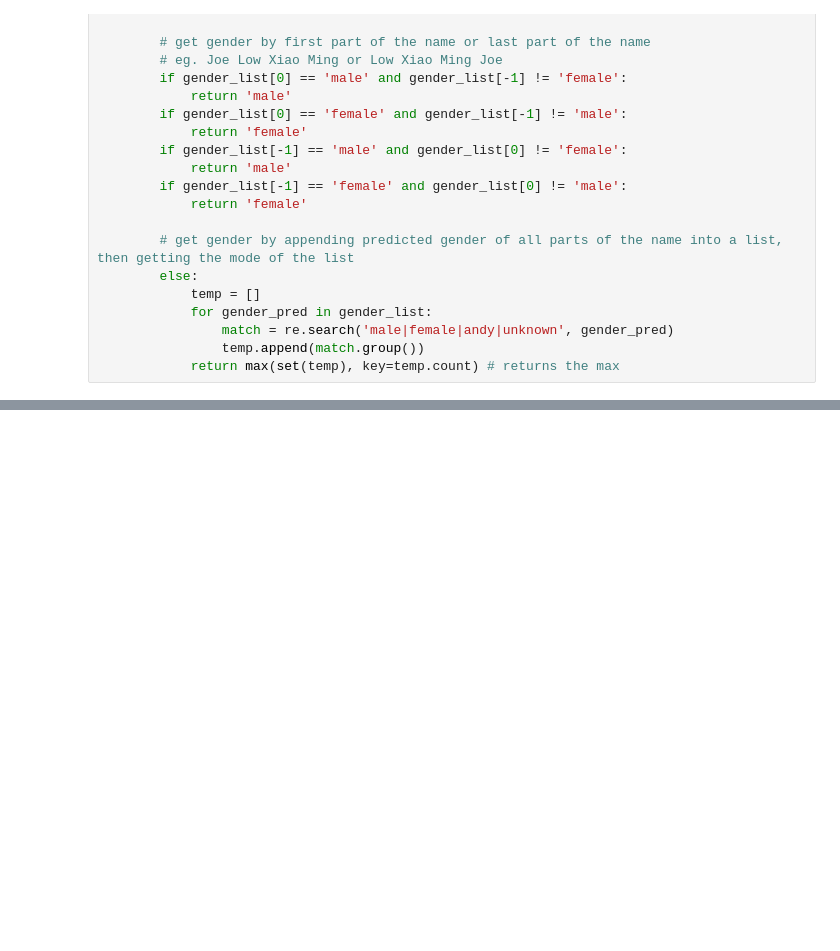
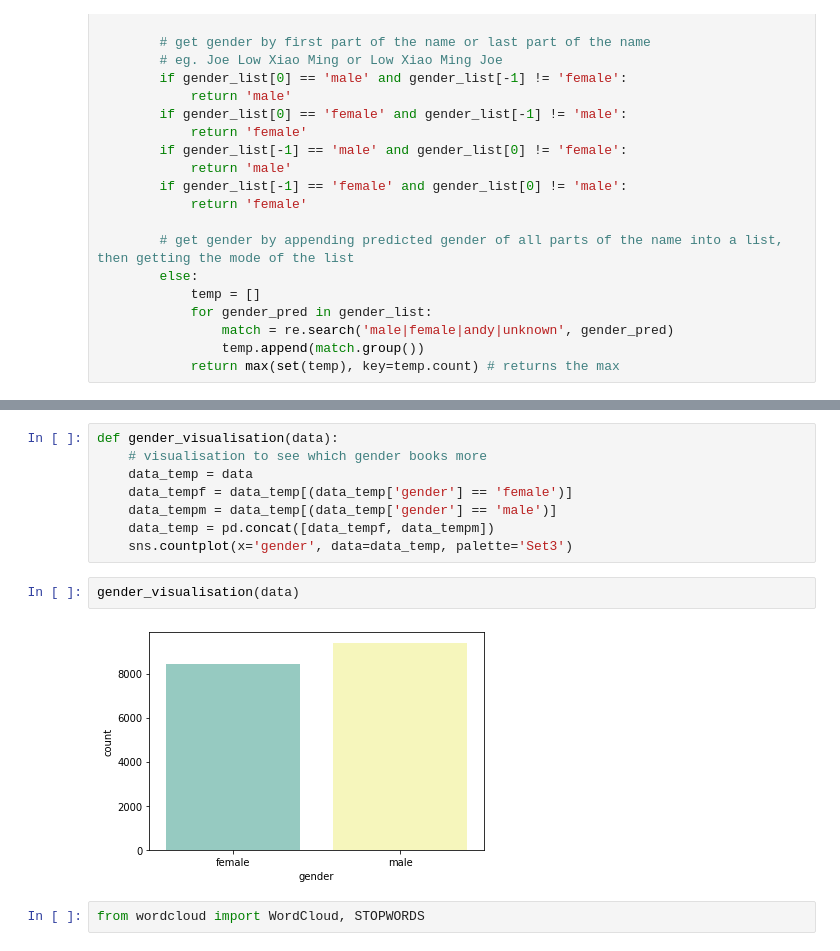
Before and after one commit to y4nrui/SMU-BIA-DAP-Project-1920, a Jupyter notebook: y4nrui_gender_guesser.ipynb, the cells around one changed output, grey strips where cells are left out. Drawn from its saved outputs; the diff is of its cells as text; blank space fills up the shorter version.

Commit message:
Update y4nrui_gender_guesser.ipynb
Original file containing all the functions

```diff
--- a/y4nrui_gender_guesser.ipynb
+++ b/y4nrui_gender_guesser.ipynb
@@ -234,0 +268,14 @@ def _get_gender(name):
+# %%
+def gender_visualisation(data):
+    # visualisation to see which gender books more
+    data_temp = data
+    data_tempf = data_temp[(data_temp['gender'] == 'female')]
+    data_tempm = data_temp[(data_temp['gender'] == 'male')]
+    data_temp = pd.concat([data_tempf, data_tempm])
+    sns.countplot(x='gender', data=data_temp, palette='Set3')
+# %%
+gender_visualisation(data)
+# %% [output]
+[figure, added]
+# %%
+from wordcloud import WordCloud, STOPWORDS
```
Also changed, not shown: parts of 11 cells of this notebook.
